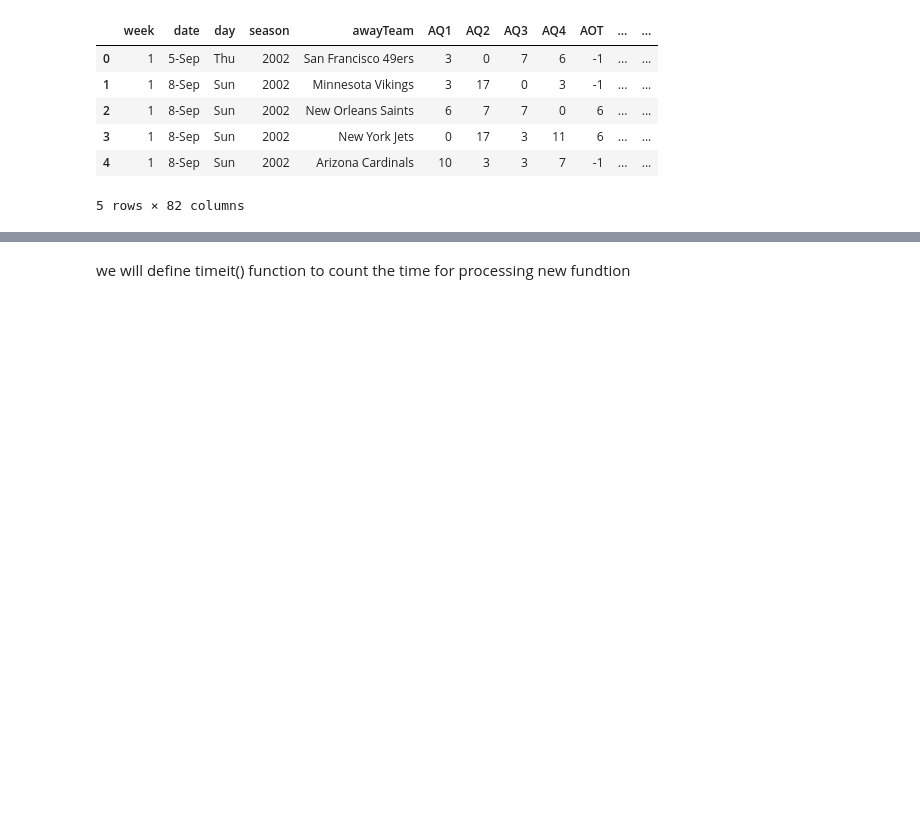
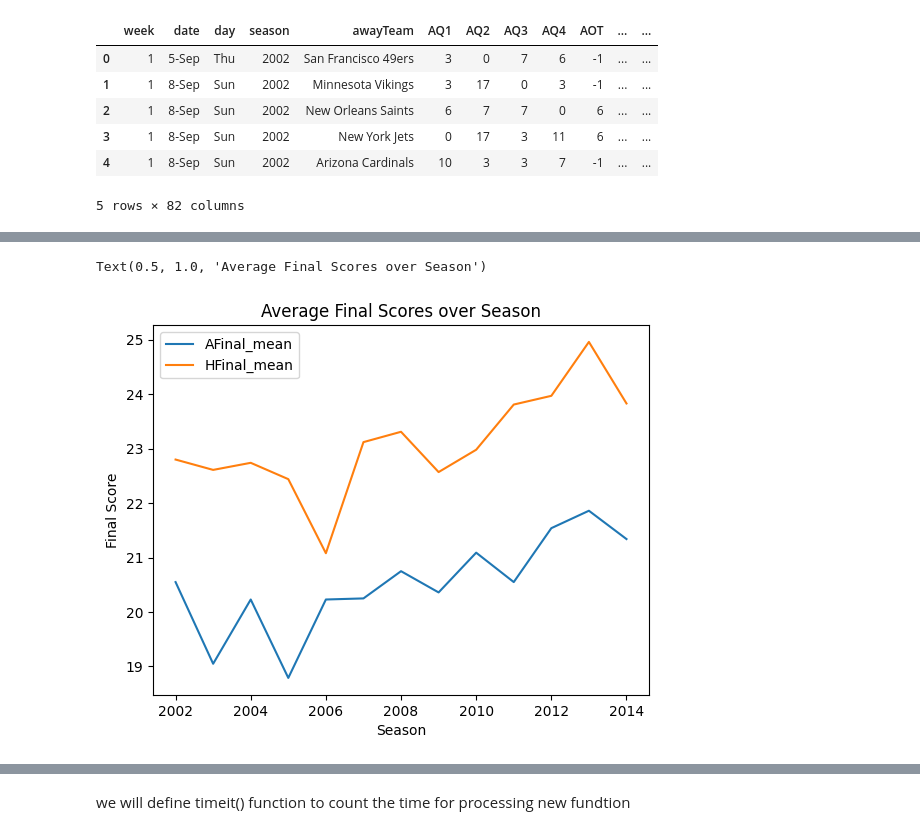
Before and after one commit to hzhoujoy/HW4_ST554, a Jupyter notebook: HW4_JoyZhou.ipynb, the cells around one changed output, grey strips where cells are left out. Drawn from its saved outputs; the diff is of its cells as text; code cells hidden in the pictures; blank space fills up the shorter version.

```diff
--- a/HW4_JoyZhou.ipynb
+++ b/HW4_JoyZhou.ipynb
@@ -502,0 +533,10 @@ Next, we will summarize some of the variables (AFianl, HFinal,AtotalYds, HtotalY
+# %%
+import pandas as pd
+#summarize variables (AFinal, HFinal,AtotalYds, HtotalYds) grouped by season
+# Grouped summaries
+s_score = (sub_scores.groupby(["season"])[["AFinal", "HFinal", "AtotalYds", "HtotalYds"]]
+              .agg(["count", "mean", "median", "std"]).round(2))
+
+s_score_flat = s_score.copy()
+s_score_flat.columns = [f"{v}_{stat}" for v, stat in s_score_flat.columns]
+s_score_flat.head()
@@ -502,0 +551,9 @@ Next, we will summarize some of the variables (AFianl, HFinal,AtotalYds, HtotalY
+# %%
+import matplotlib.pyplot as plt
+s_score_flat[['AFinal_mean','HFinal_mean']].plot()
+plt.xlabel("Season")
+plt.ylabel("Final Score")
+plt.title("Average Final Scores over Season")
+# %% [output]
+Text(0.5, 1.0, 'Average Final Scores over Season')
+[figure, added]
```
Also changed, not shown: parts of 11 cells of this notebook.
